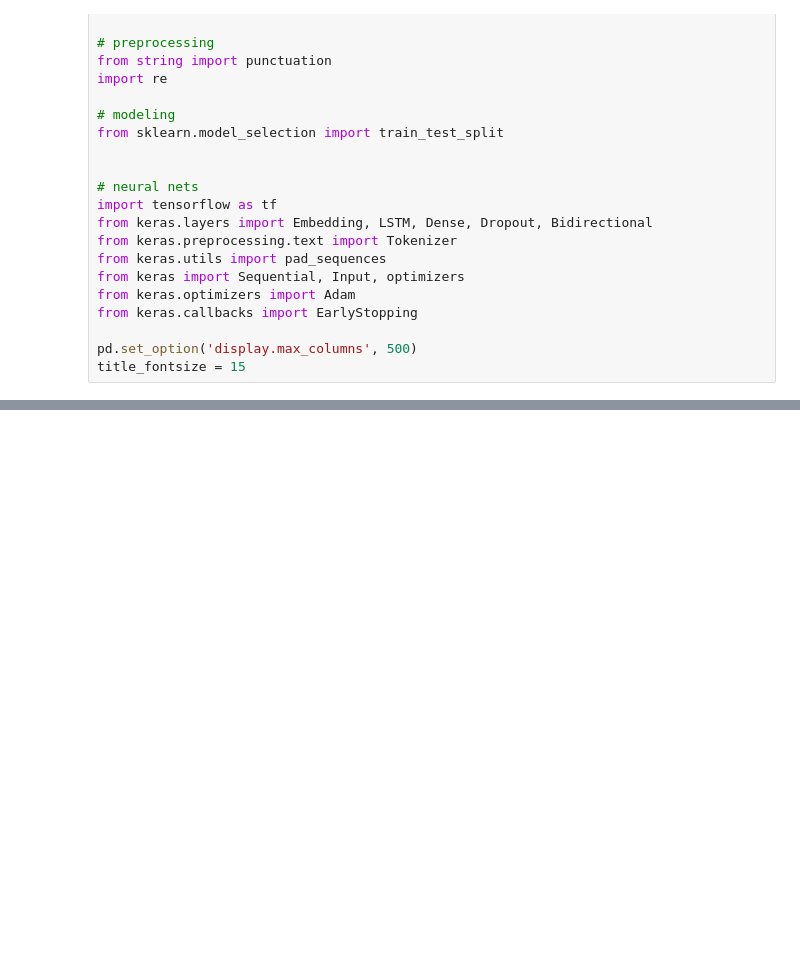
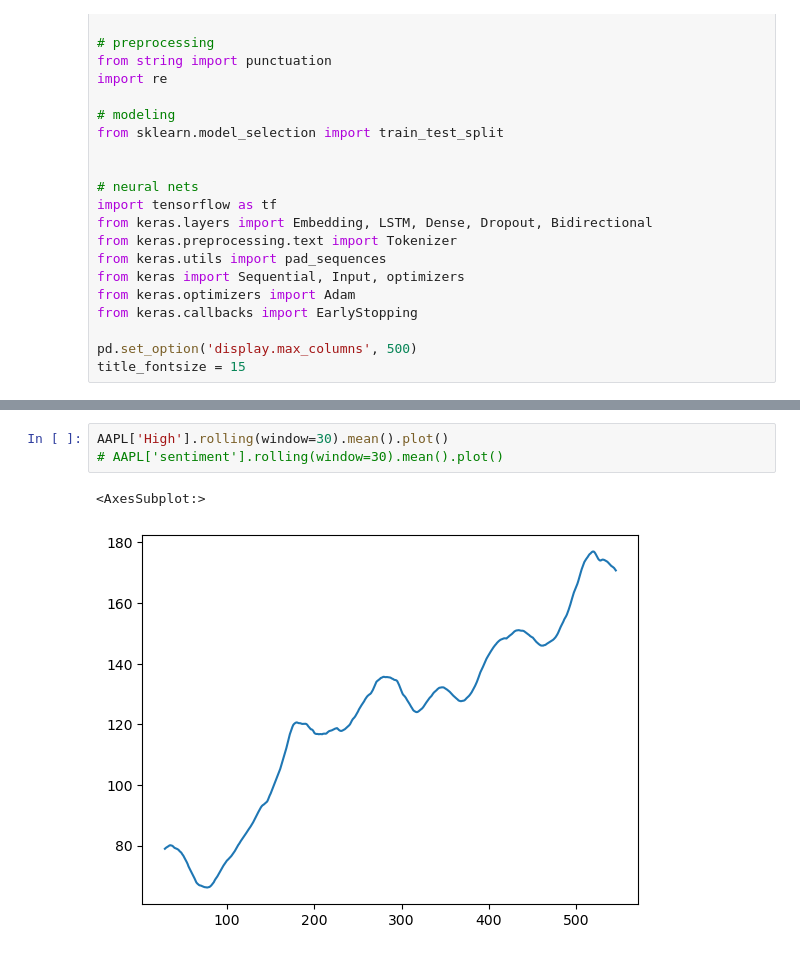
Before and after one commit to danielosetiawan/NLP_sentiment_analysis, a Jupyter notebook: Stocks.ipynb, the cells around one changed output, grey strips where cells are left out. Cells and saved outputs as stored; diff of their text form; blank space fills up the shorter version.

```diff
--- a/Stocks.ipynb
+++ b/Stocks.ipynb
@@ -80,0 +209,6 @@ Name: 238, dtype: object
+# %%
+AAPL['High'].rolling(window=30).mean().plot()
+# AAPL['sentiment'].rolling(window=30).mean().plot()
+# %% [output]
+<AxesSubplot:>
+[figure, added]
```
Also changed, not shown: parts of 24 cells of this notebook, 11 other files.
